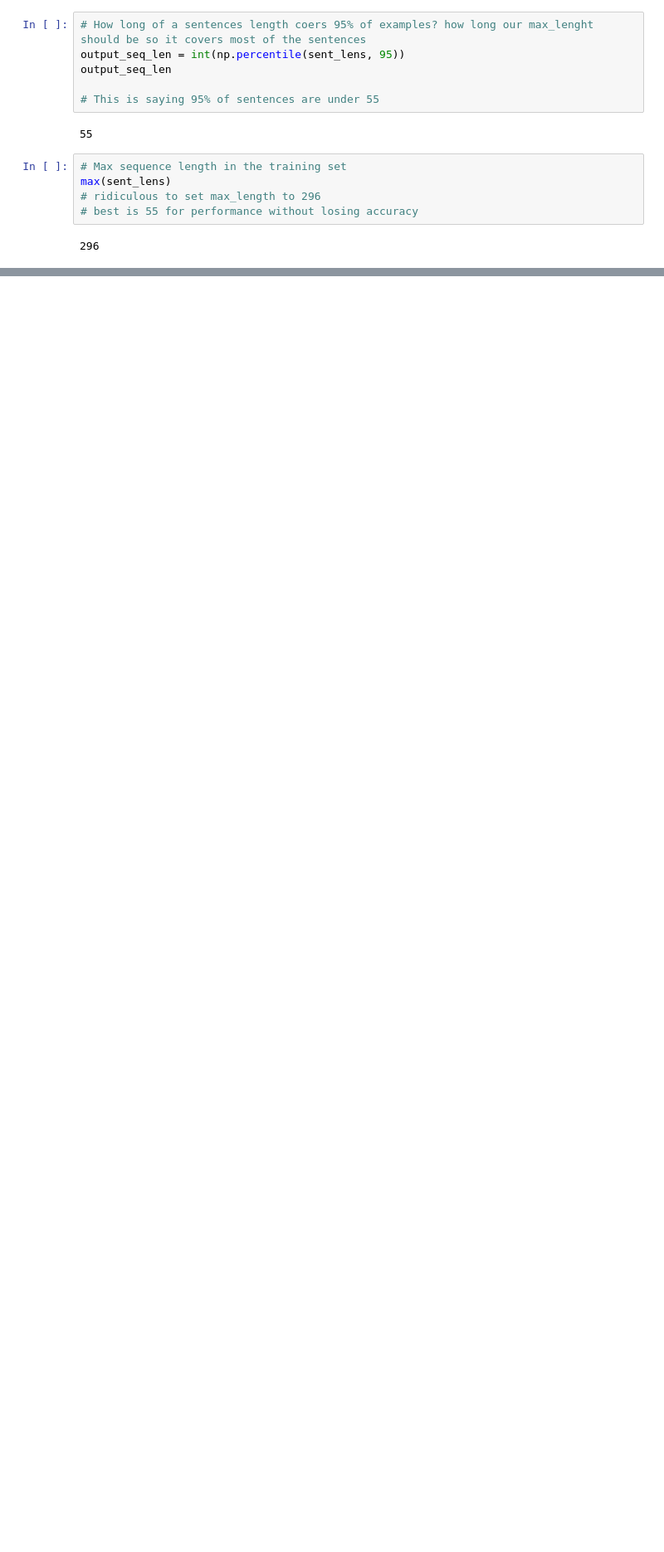
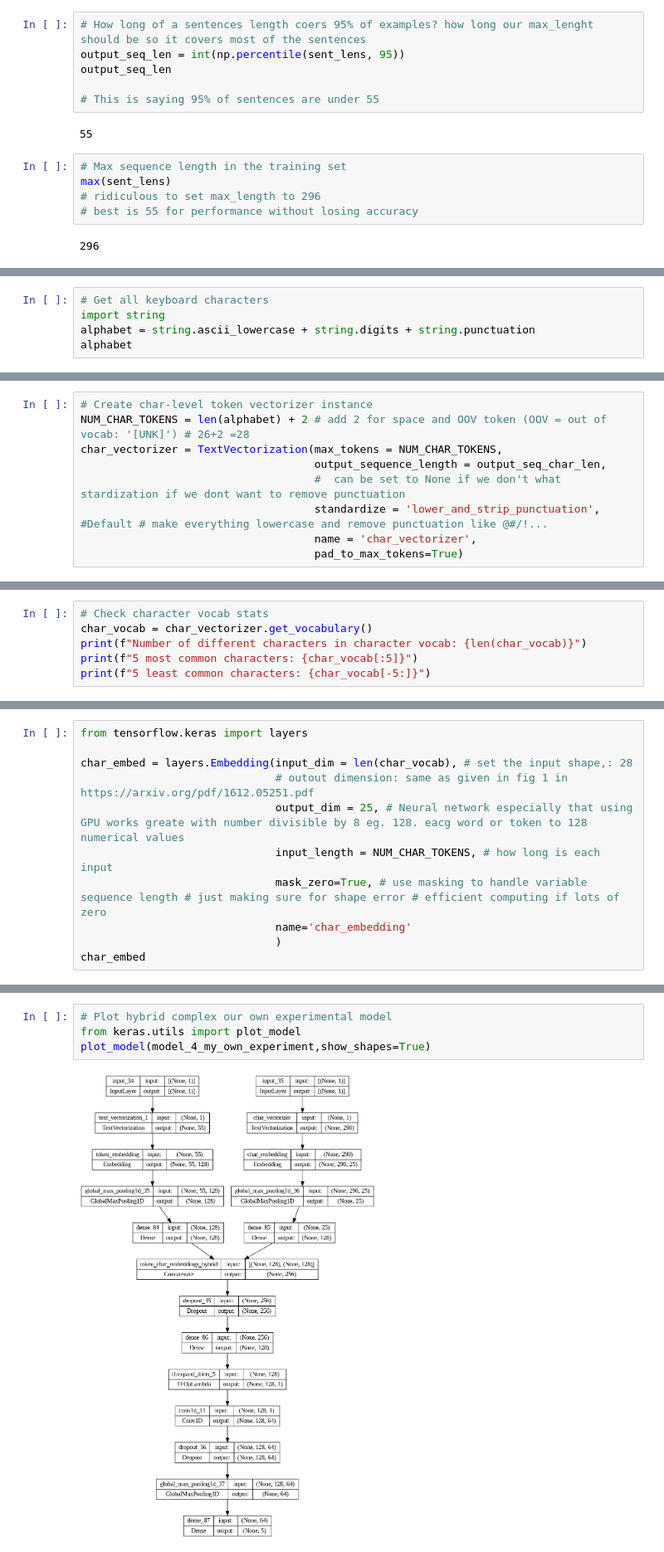
Before and after one commit to Rajeeb321123/Deep-learning-tensorFlow-Journey, a Jupyter notebook: 09_SkimLit_nlp_milestone_project_2.ipynb, the cells around one changed output, grey strips where cells are left out. Shown: that part at 83% size. Cells and saved outputs as stored; diff of their text form; blank space fills up the shorter version.

```diff
--- a/09_SkimLit_nlp_milestone_project_2.ipynb
+++ b/09_SkimLit_nlp_milestone_project_2.ipynb
@@ -830,0 +1171,5 @@ len(train_sentences)
+# %%
+# Get all keyboard characters
+import string
+alphabet = string.ascii_lowercase + string.digits + string.punctuation
+alphabet
@@ -830,0 +1178,9 @@ len(train_sentences)
+# %%
+# Create char-level token vectorizer instance
+NUM_CHAR_TOKENS = len(alphabet) + 2 # add 2 for space and OOV token (OOV = out of vocab: '[UNK]') # 26+2 =28
+char_vectorizer = TextVectorization(max_tokens = NUM_CHAR_TOKENS,
+                                    output_sequence_length = output_seq_char_len,
+                                    #  can be set to None if we don't what stardization if we dont want to remove punctuation
+                                    standardize = 'lower_and_strip_punctuation', #Default # make everything lowercase and remove punctuation like @#/!...
+                                    name = 'char_vectorizer',
+                                    pad_to_max_tokens=True)
@@ -830,0 +1190,6 @@ len(train_sentences)
+# %%
+# Check character vocab stats
+char_vocab = char_vectorizer.get_vocabulary()
+print(f"Number of different characters in character vocab: {len(char_vocab)}")
+print(f"5 most common characters: {char_vocab[:5]}")
+print(f"5 least common characters: {char_vocab[-5:]}")
@@ -830,0 +1228,11 @@ len(train_sentences)
+# %%
+from tensorflow.keras import layers
+
+char_embed = layers.Embedding(input_dim = len(char_vocab), # set the input shape,: 28
+                              # outout dimension: same as given in fig 1 in https://arxiv.org/pdf/1612.05251.pdf
+                              output_dim = 25, # Neural network especially that using GPU works greate with number divisible by 8 eg. 128. eacg word or token to 128 numerical values
+                              input_length = NUM_CHAR_TOKENS, # how long is each input
+                              mask_zero=True, # use masking to handle variable sequence length # just making sure for shape error # efficient computing if lots of zero
+                              name='char_embedding'
+                              )
+char_embed
@@ -830,0 +1804,6 @@ len(train_sentences)
+# %%
+# Plot hybrid complex our own experimental model
+from keras.utils import plot_model
+plot_model(model_4_my_own_experiment,show_shapes=True)
+# %% [output]
+[figure, added]
```
Also changed, not shown: parts of 114 cells of this notebook.
